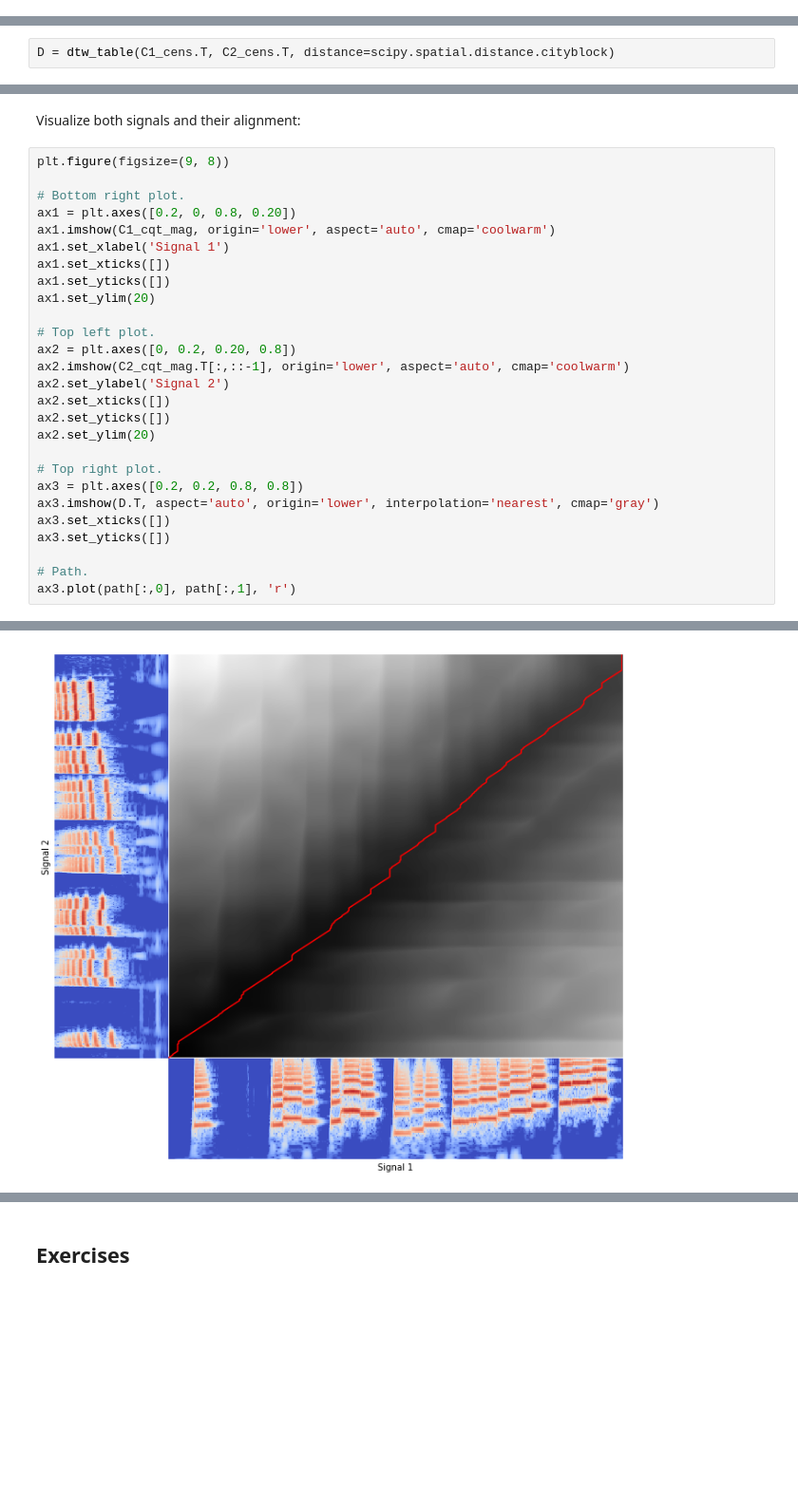
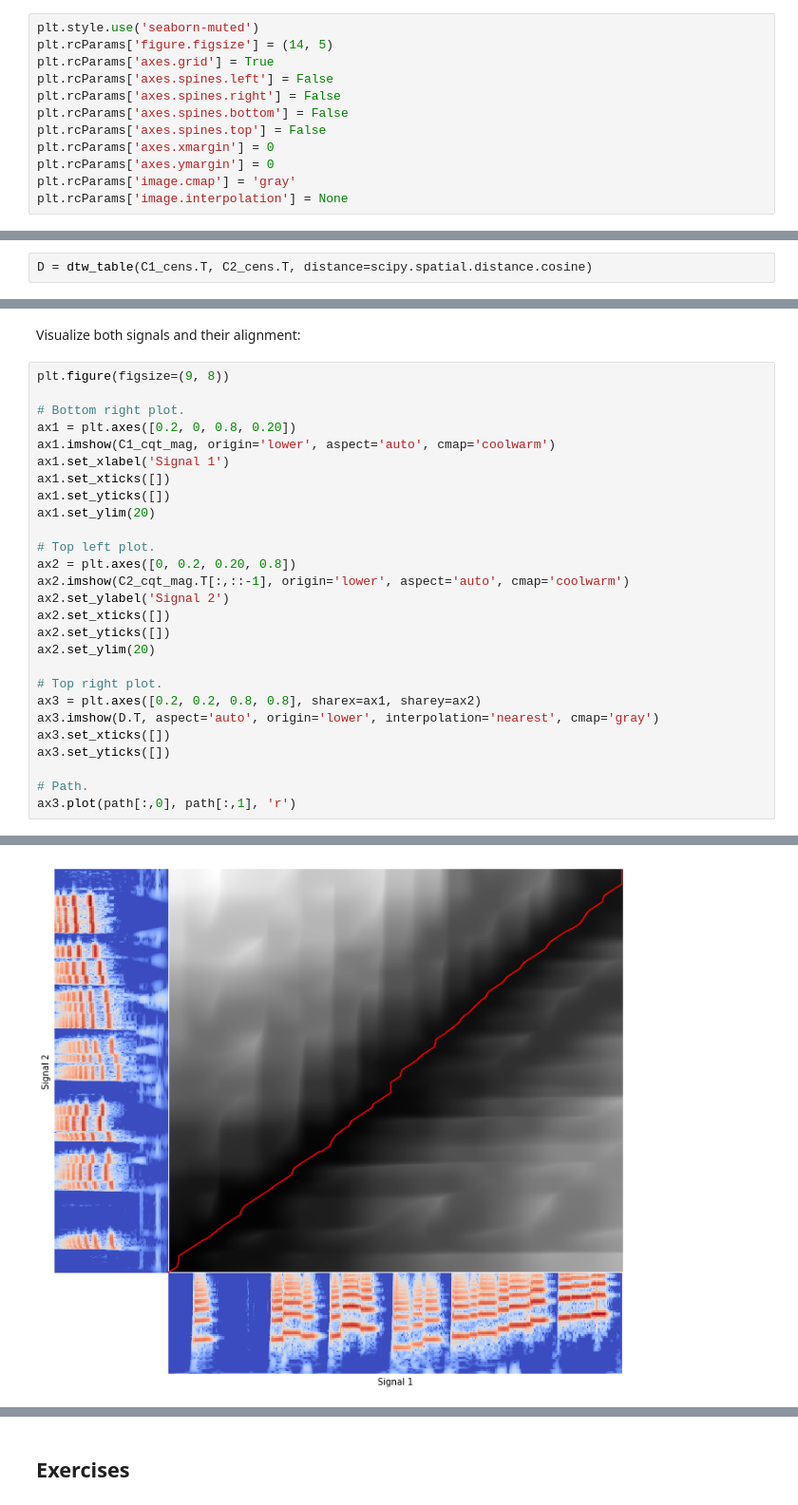
Before and after one commit to iranroman/musicinformationretrieval.com, a Jupyter notebook: dtw_example.ipynb, the cells around one changed output, grey strips where cells are left out. Shown at 95% size. Cells and saved outputs as stored; diff of their text form; blank space fills up the shorter version.

```diff
--- a/dtw_example.ipynb
+++ b/dtw_example.ipynb
@@ -6,3 +5,15 @@ import stanford_mir; stanford_mir.init()
+# %%
+plt.style.use('seaborn-muted')
+plt.rcParams['figure.figsize'] = (14, 5)
+plt.rcParams['axes.grid'] = True
+plt.rcParams['axes.spines.left'] = False
+plt.rcParams['axes.spines.right'] = False
+plt.rcParams['axes.spines.bottom'] = False
+plt.rcParams['axes.spines.top'] = False
+plt.rcParams['axes.xmargin'] = 0
+plt.rcParams['axes.ymargin'] = 0
+plt.rcParams['image.cmap'] = 'gray'
+plt.rcParams['image.interpolation'] = None
 # %% [markdown]
 [&larr; Back to Index](index.html)
 # %% [markdown]
@@ -115,7 +126,7 @@ def dtw(x, y, table):
 # %% [markdown]
 Run DTW between pairs of signals:
 # %%
-D = dtw_table(C1_cens.T, C2_cens.T, distance=scipy.spatial.distance.cityblock)
+D = dtw_table(C1_cens.T, C2_cens.T, distance=scipy.spatial.distance.cosine)
 # %%
 path = dtw(C1_cens.T, C2_cens.T, D)
 # %% [markdown]
@@ -144,33 +155,33 @@ Visualize both signals and their alignment:
 # %%
 plt.figure(figsize=(9, 8))
 
 # Bottom right plot.
 ax1 = plt.axes([0.2, 0, 0.8, 0.20])
 ax1.imshow(C1_cqt_mag, origin='lower', aspect='auto', cmap='coolwarm')
 ax1.set_xlabel('Signal 1')
 ax1.set_xticks([])
 ax1.set_yticks([])
 ax1.set_ylim(20)
 
 # Top left plot.
 ax2 = plt.axes([0, 0.2, 0.20, 0.8])
 ax2.imshow(C2_cqt_mag.T[:,::-1], origin='lower', aspect='auto', cmap='coolwarm')
 ax2.set_ylabel('Signal 2')
 ax2.set_xticks([])
 ax2.set_yticks([])
 ax2.set_ylim(20)
 
 # Top right plot.
-ax3 = plt.axes([0.2, 0.2, 0.8, 0.8])
+ax3 = plt.axes([0.2, 0.2, 0.8, 0.8], sharex=ax1, sharey=ax2)
 ax3.imshow(D.T, aspect='auto', origin='lower', interpolation='nearest', cmap='gray')
 ax3.set_xticks([])
 ax3.set_yticks([])
 
 # Path.
 ax3.plot(path[:,0], path[:,1], 'r')
 # %% [output]
 [<matplotlib.lines.Line2D at 0x...>]
-[figure, old version]
+[figure, new version]
 # %%
 plt.figure(figsize=(11, 5))
 
```
Also changed, not shown: parts of 5 cells of this notebook, 1 other file.
